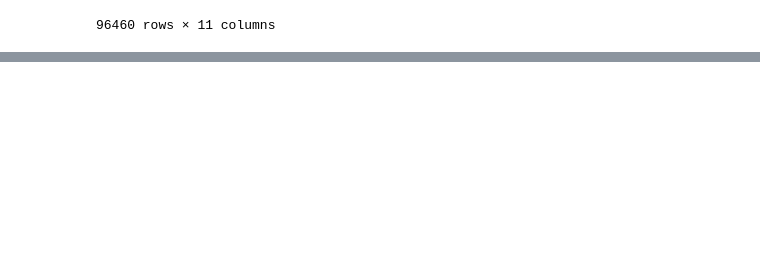
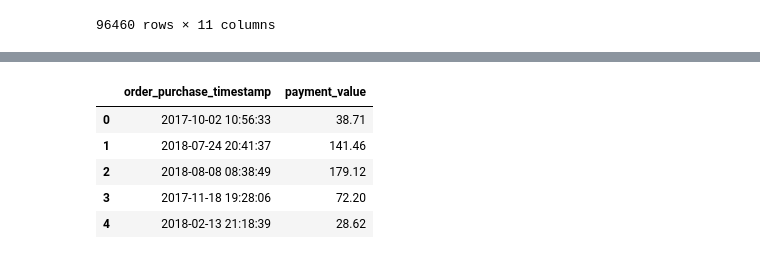
Before and after one commit to jhryu1208/Python_DataAnalysis_Pandas, a Jupyter notebook: Pandas/Brazilian_Ecommerce_EDA/BEE3.ipynb, the cells around one changed output, grey strips where cells are left out. Cells and saved outputs as stored; diff of their text form; code cells hidden in the pictures; blank space fills up the shorter version.

```diff
--- a/Pandas/Brazilian_Ecommerce_EDA/BEE3.ipynb
+++ b/Pandas/Brazilian_Ecommerce_EDA/BEE3.ipynb
@@ -262,0 +386,7 @@ merged_order
+# %%
+merged_order['order_purchase_timestamp '] = pd.to_datetime(merged_order['order_purchase_timestamp'],
+                                                                        format = '%Y-%m-%d %H:%M:%S',
+                                                                        errors = 'raise')
+
+# order_purchase_timestamp 의 타입이 datetime64로 변경
+merged_order.info()
@@ -262,0 +418,10 @@ merged_order
+# %%
+merged_order_payment_date = merged_order[['order_purchase_timestamp', 'payment_value']].copy()
+merged_order_payment_date.head()
+# %% [output]
+|  | order_purchase_timestamp | payment_value |
+| 0 | 2017-10-02 10:56:33 | 38.71 |
+| 1 | 2018-07-24 20:41:37 | 141.46 |
+| 2 | 2018-08-08 08:38:49 | 179.12 |
+| 3 | 2017-11-18 19:28:06 | 72.20 |
+| 4 | 2018-02-13 21:18:39 | 28.62 |
```
Also changed, not shown: parts of 27 cells of this notebook.
